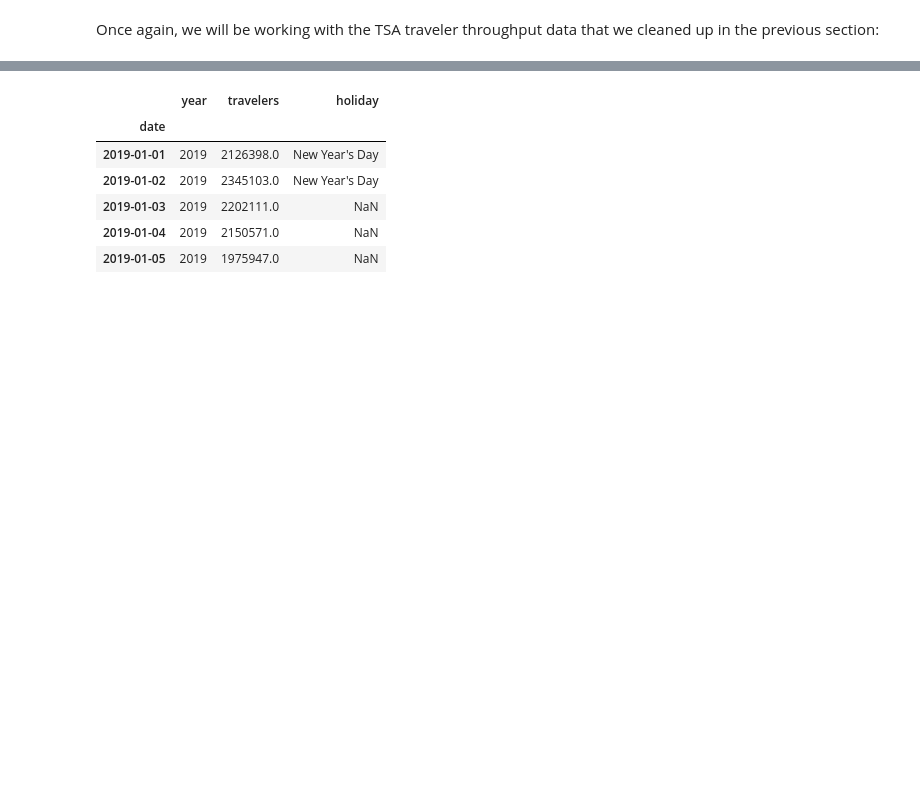
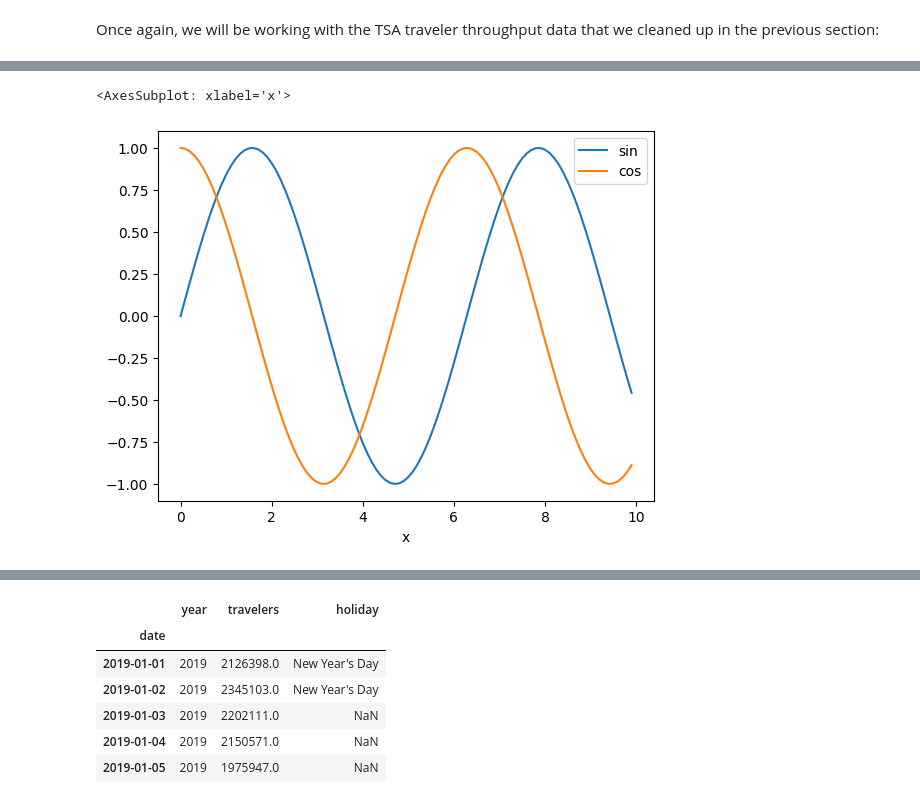
Before and after one commit to Vamir8429/Valerija_SheGoesTech, a Jupyter notebook: Day16_Pandas/3-data_visualization2.ipynb, the cells around one changed output, grey strips where cells are left out. Saved outputs shown, nothing was run; the diff lists cells and outputs as text; code cells hidden in the pictures; blank space fills up the shorter version.

```diff
--- a/Day16_Pandas/3-data_visualization.ipynb
+++ b/Day16_Pandas/3-data_visualization2.ipynb
@@ -14,0 +22,4 @@ Once again, we will be working with the TSA traveler throughput data that we cle
+# %%
+# createa a dataframe with sine and cosine values
+df = pd.DataFrame({'x': np.arange(0,10,0.1), 'sin': np.sin(np.arange(0,10,0.1)), 'cos': np.cos(np.arange(0,10,0.1))})
+df.head() # x is in radians
@@ -14,0 +33,7 @@ Once again, we will be working with the TSA traveler throughput data that we cle
+# %%
+# let's plot the data
+# plot directly from pandas
+df.plot(x='x', y=['sin', 'cos'])
+# %% [output]
+<AxesSubplot: xlabel='x'>
+[figure, added]
```
Also changed, not shown: parts of 16 cells of this notebook, 2 other files.
